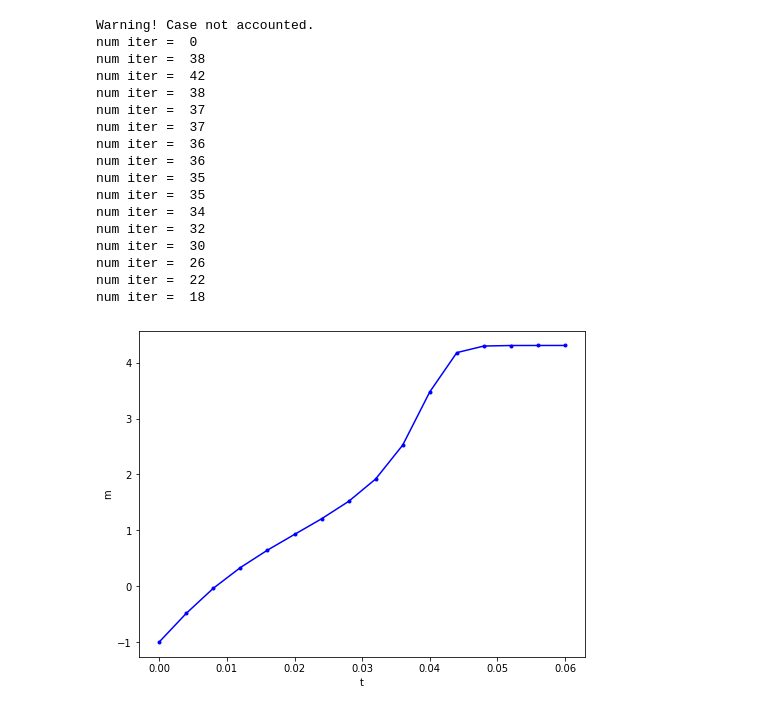
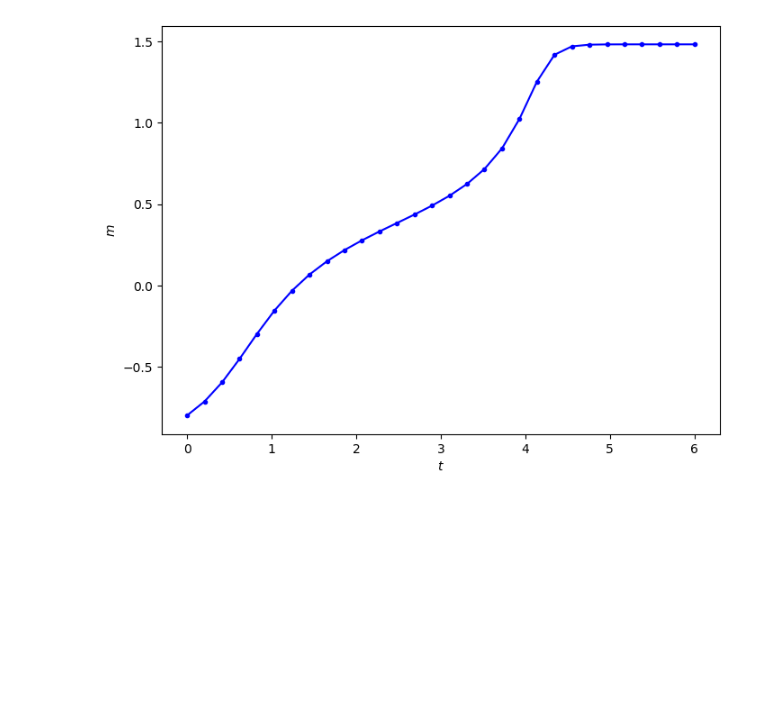
Before and after one commit to guycmoore/GuyMooreProjects, a Jupyter notebook: Landau/LandauExperiment.ipynb, the cells around one changed output. Saved outputs shown, nothing was run; the diff lists cells and outputs as text; code cells hidden in the pictures; blank space fills up the shorter version.

```diff
--- a/Landau/LandauExperiment.ipynb
+++ b/Landau/LandauExperiment.ipynb
@@ -183,29 +116,0 @@ plt.show();
-# %%
-L = 1.0
-alpha = p[0] * L
-pn = p / p[0]
-roots = np.roots(pn)
-pord = len(roots)
-
-# Note: Roots must be unique?!
-
-C = np.zeros([pord, pord], dtype=np.cdouble)
-for i in range(len(roots)):
-    pprod = [1]
-    for j in range(len(roots)):
-        if i != j:
-            pprod = np.polymul(pprod, [1, -roots[j]])
-    #print(pprod)
-    C[0:,i] = pprod[0:]
-exps = npla.solve(C, np.array((pord-1)*[0.]+[1.]))
-
-# # test
-# pprod = [0]
-# for r,e in zip(roots, exps):
-#     pdiv, pdiv_r = np.polydiv(p, [1.0, -r])
-#     pdiv = e * pdiv
-#     pprod = np.polyadd(pprod, pdiv)
-# print("error = ", np.sum(np.abs(pprod-np.array((pord-1)*[0.]+[1.]))))
-
-print("roots = \n", np.transpose([roots]))
-print("exponents = \n", np.transpose([exps]))
@@ -225,40 +117,27 @@ exponents =
 # %%
-m0 = -1.0
+m0 = -0.8
 
-tv = np.linspace(0.0, 0.06, 16);
+tv = np.linspace(0.0, 6.0, 30);
 mv = np.zeros(tv.shape);
 
 tol = 1.0e-10
+
+exps = get_exps_lhs(roots, pord)
 
 m = m0
 for i in range(len(tv)):
     m = zero_finder_sv (m, m0, roots, exps, tv[i], alpha, tol=tol)
     mv[i] = m
-# %% [output]
-Warning! Case not accounted.
-num iter =  0
-num iter =  38
-num iter =  42
-num iter =  38
-num iter =  37
-num iter =  37
-num iter =  36
-num iter =  36
-num iter =  35
-num iter =  35
-num iter =  34
-num iter =  32
-num iter =  30
-num iter =  26
-num iter =  22
-num iter =  18
 # %%
+%matplotlib inline
+mpl.rcParams['figure.dpi']= 100
+
 plt.figure(figsize=[8,6]);
 plt.plot(tv, mv, 'b.-');
-plt.ylabel('m');
-plt.xlabel('t');
+plt.ylabel('$m$');
+plt.xlabel('$t$');
 plt.show();
 # %% [output]
-[figure, old version]
+[figure, new version]
 # %%
 t = 0.0
```
Also changed, not shown: parts of 22 cells of this notebook, 1 other file.
